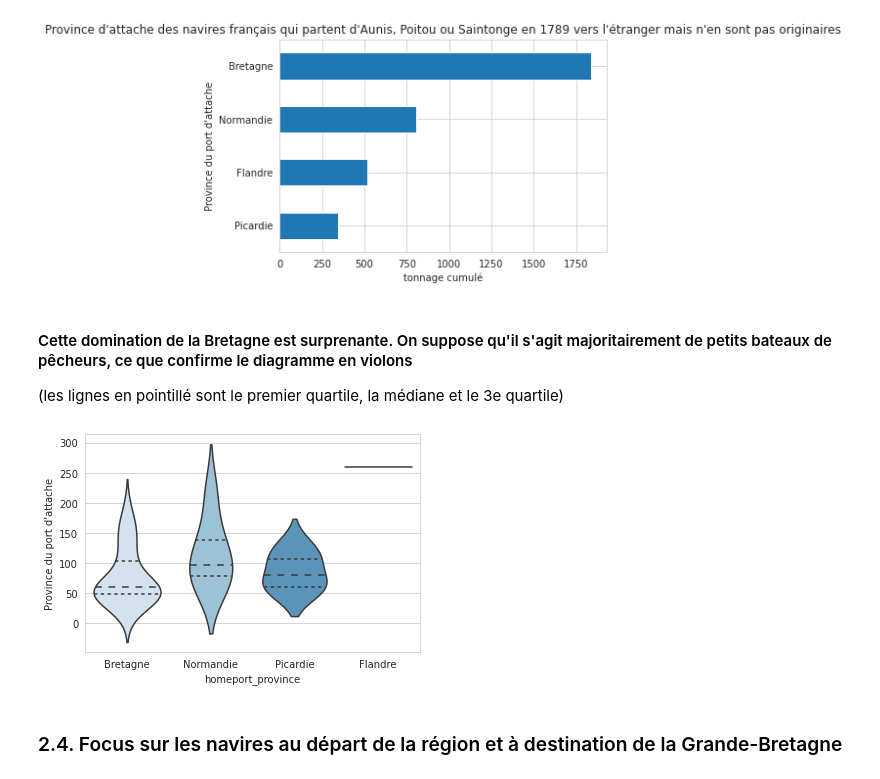
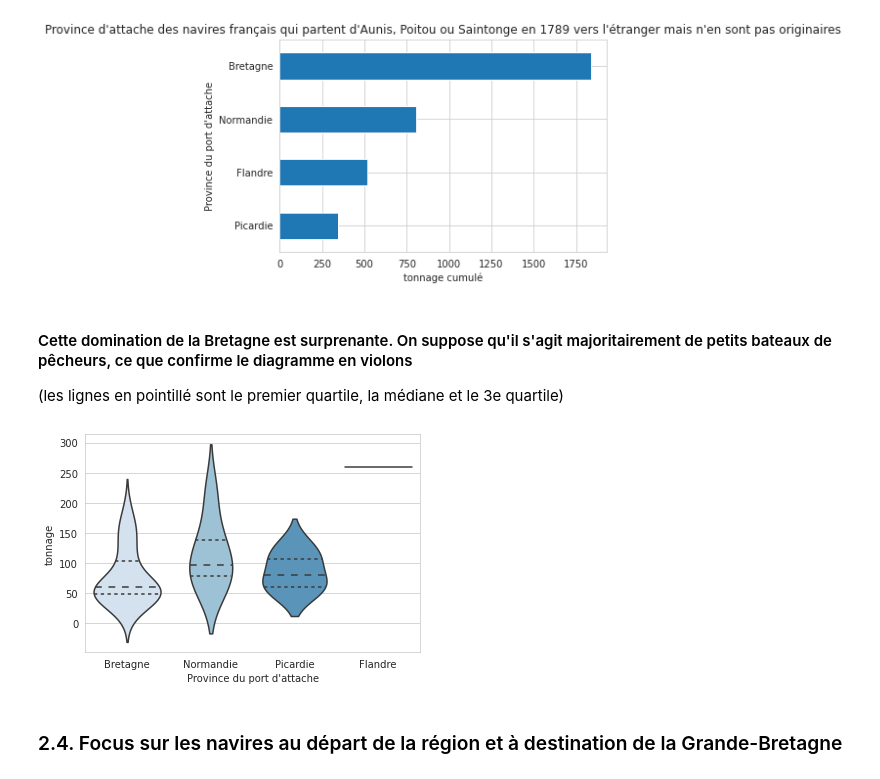
Before and after one commit to medialab/portic-datasprint-2021, a Jupyter notebook: productions/equipe_1/port_attache/sorties_vers_etranger_et_colonies.ipynb, the cells around one changed output. Cells and saved outputs as stored; diff of their text form; code cells hidden in the pictures.

```diff
--- a/productions/equipe_1/port_attache/sorties_vers_etranger_et_colonies.ipynb
+++ b/productions/equipe_1/port_attache/sorties_vers_etranger_et_colonies.ipynb
@@ -160,21 +160,21 @@ plt.ylabel("Province du port d'attache")
 plt.show()
 # %% [output]
 [figure]
-# %% [markdown]
-#### Cette domination de la Bretagne est surprenante. On suppose qu'il s'agit majoritairement de petits bateaux de pêcheurs, ce que confirme le diagramme en violons
-(les lignes en pointillé sont le premier quartile, la médiane et le 3e quartile)
-# %%
-ax = sns.violinplot(
-    x="homeport_province",
-    y="tonnage",
-    inner="quartile",
-    data=noDFLR[(noDFLR.homeport_state_1789_fr == "France")],
-    palette="Blues"
-)
-plt.label("Province du port d'attache")
-plt.show()
-# %% [output]
-[figure, removed]
+# %% [markdown]
+#### Cette domination de la Bretagne est surprenante. On suppose qu'il s'agit majoritairement de petits bateaux de pêcheurs, ce que confirme le diagramme en violons
+(les lignes en pointillé sont le premier quartile, la médiane et le 3e quartile)
+# %%
+ax = sns.violinplot(
+    x="homeport_province",
+    y="tonnage",
+    inner="quartile",
+    data=noDFLR[(noDFLR.homeport_state_1789_fr == "France")],
+    palette="Blues"
+)
+plt.xlabel("Province du port d'attache")
+plt.show()
+# %% [output]
+[figure, added]
 # %% [markdown]
 ### 2.4. Focus sur les navires au départ de la région et à destination de la Grande-Bretagne
 # %%
```
Also changed, not shown: parts of 36 cells of this notebook, 3 other files.
